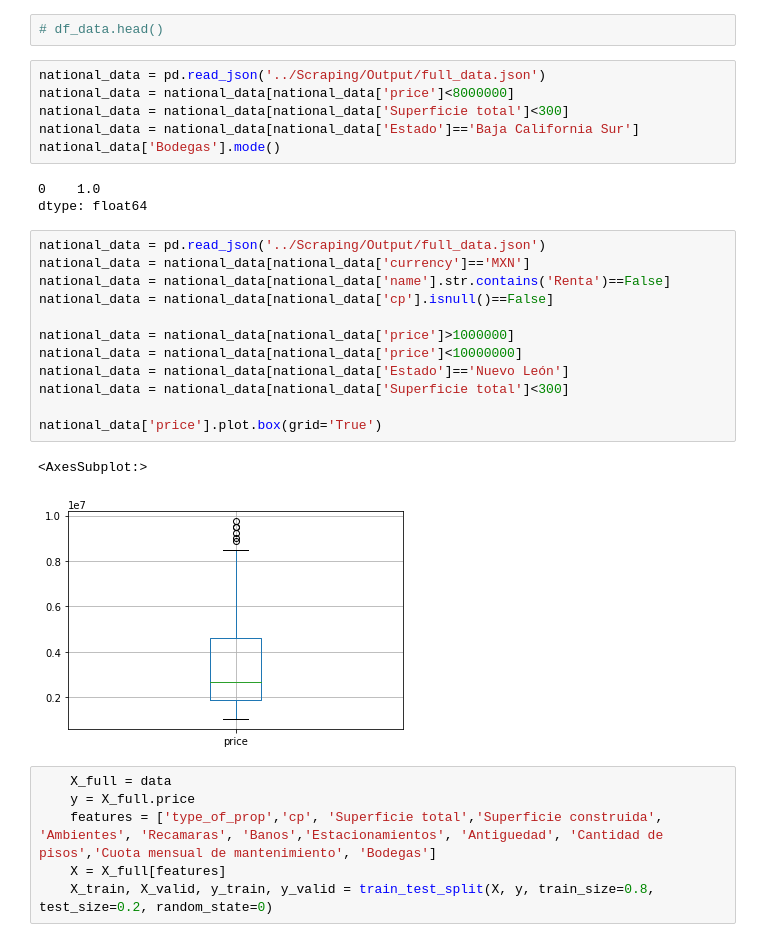
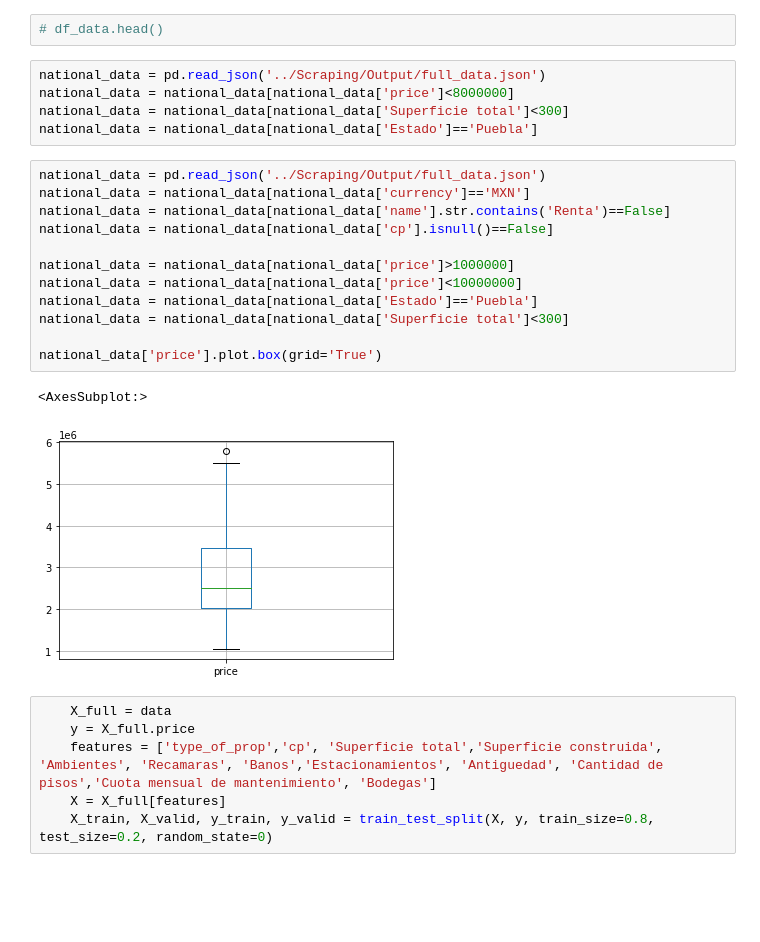
Before and after one commit to andrebestrada/Machine-Learning-Final-Project, a Jupyter notebook: Model/First_Model - Classification models.ipynb, the cells around one changed output. Saved outputs shown, nothing was run; the diff lists cells and outputs as text; blank space fills up the shorter version.

```diff
--- a/Model/First_Model - Classification models.ipynb
+++ b/Model/First_Model - Classification models.ipynb
@@ -267,26 +267,22 @@ len(national_data)
 national_data = pd.read_json('../Scraping/Output/full_data.json')
 national_data = national_data[national_data['price']<8000000]
 national_data = national_data[national_data['Superficie total']<300]
-national_data = national_data[national_data['Estado']=='Baja California Sur']
-national_data['Bodegas'].mode()
+national_data = national_data[national_data['Estado']=='Puebla']
-# %% [output]
-0    1.0
-dtype: float64
 # %%
 national_data = pd.read_json('../Scraping/Output/full_data.json')
 national_data = national_data[national_data['currency']=='MXN']
 national_data = national_data[national_data['name'].str.contains('Renta')==False]
 national_data = national_data[national_data['cp'].isnull()==False]
 
 national_data = national_data[national_data['price']>1000000]
 national_data = national_data[national_data['price']<10000000]
-national_data = national_data[national_data['Estado']=='Nuevo León']
+national_data = national_data[national_data['Estado']=='Puebla']
 national_data = national_data[national_data['Superficie total']<300]
 
 national_data['price'].plot.box(grid='True')
 # %% [output]
 <AxesSubplot:>
-[figure, old version]
+[figure, new version]
 # %%
     X_full = data
     y = X_full.price
```
Also changed, not shown: parts of 6 cells of this notebook, 5 other files.
